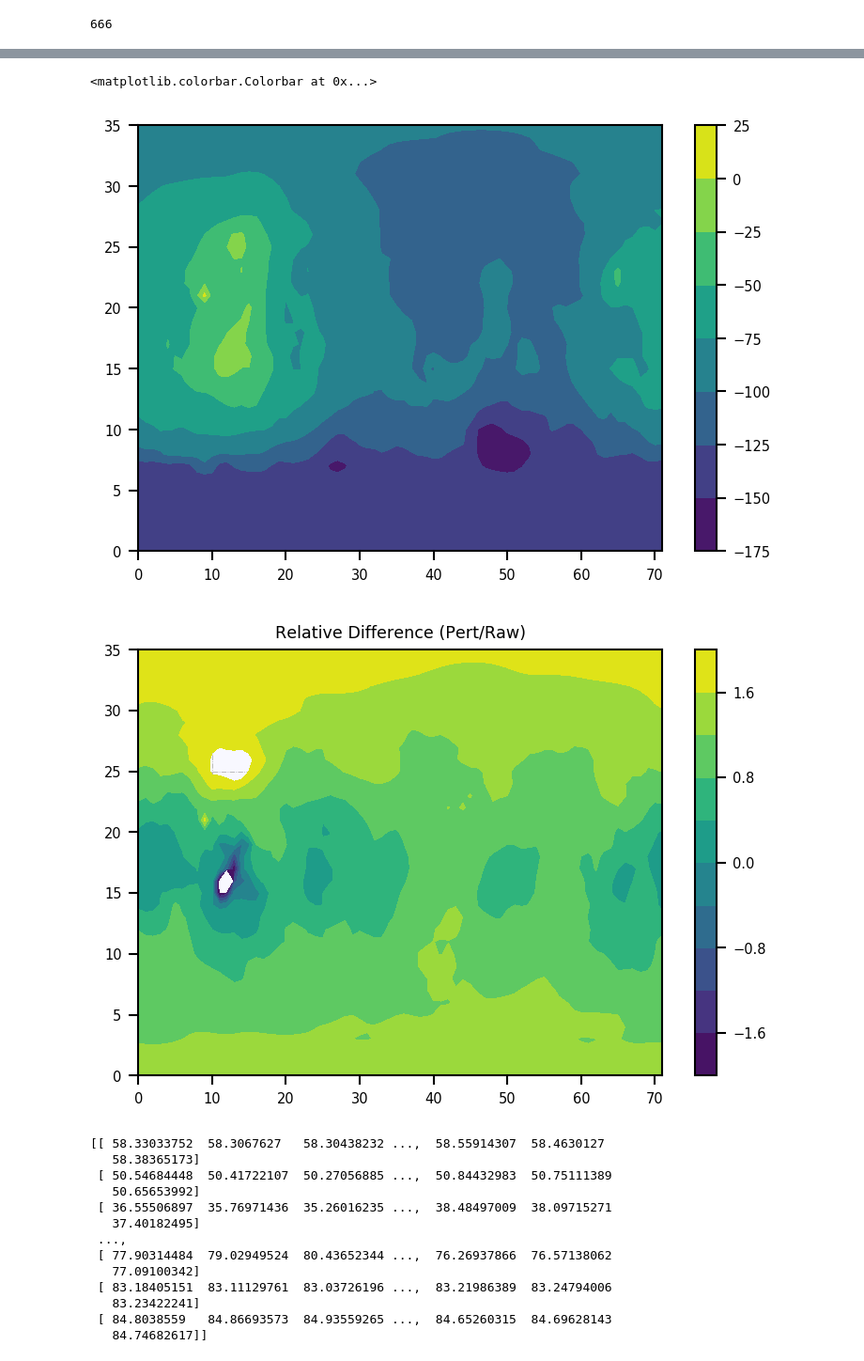
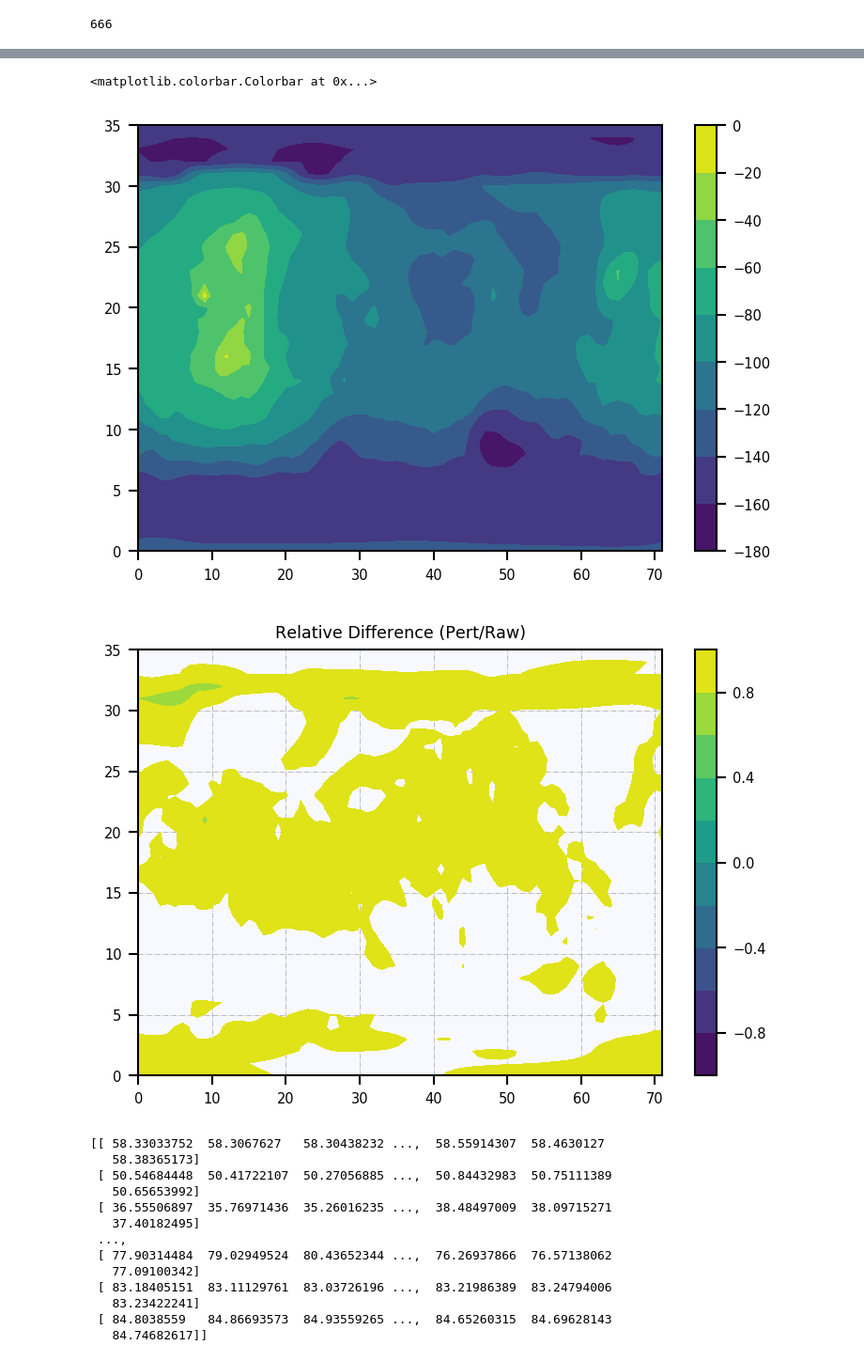
Before and after one commit to sokvisal/marswrf, a Jupyter notebook: tperturbation .ipynb, the cells around one changed output, grey strips where cells are left out. Shown: that part at 94% size. Saved outputs shown, nothing was run; the diff lists cells and outputs as text; code cells hidden in the pictures.

```diff
--- a/tperturbation .ipynb
+++ b/tperturbation .ipynb
@@ -113,11 +116,11 @@ Looking at pert
 # %%
 # print (filedir)
 
-data = Dataset('./../model_run/dustL45/wrfrst_d01_0036-00286_00_00_00', 'a')
+data = Dataset('./../model_run/dustL45/wrfrst_d01_0037-00117_00_00_00', 'a')
 t2 = data.variables['T_2'][:][0,0]
 data.close()
 
-data = Dataset('./../model_run/dustL45_t35p/wrfrst_d01_0036-00286_00_00_00', 'a')
+data = Dataset('./../model_run/wrfrst_d01_0037-00117_00_00_00', 'a')
 t22 = data.variables['T_2'][:][0,0]
 print (t2-t22)
 data.close()
@@ -127,7 +130,7 @@ contourf(t2)
 colorbar()
 
 figure()
-contourf(t22/t2, np.linspace(-2,2,11))
+contourf(t22/t2, np.linspace(-1,1,11))
 title('Relative Difference (Pert/Raw)')
 colorbar()
 # contourf(t1)
@@ -148,6 +151,6 @@ colorbar()
 <matplotlib.colorbar.Colorbar at 0x...>
-[figure, old version]
+[figure, new version]
-[figure, old version]
+[figure, new version]
 # %%
 # print (filedir)
 
```
Also changed, not shown: parts of 2 cells of this notebook.
